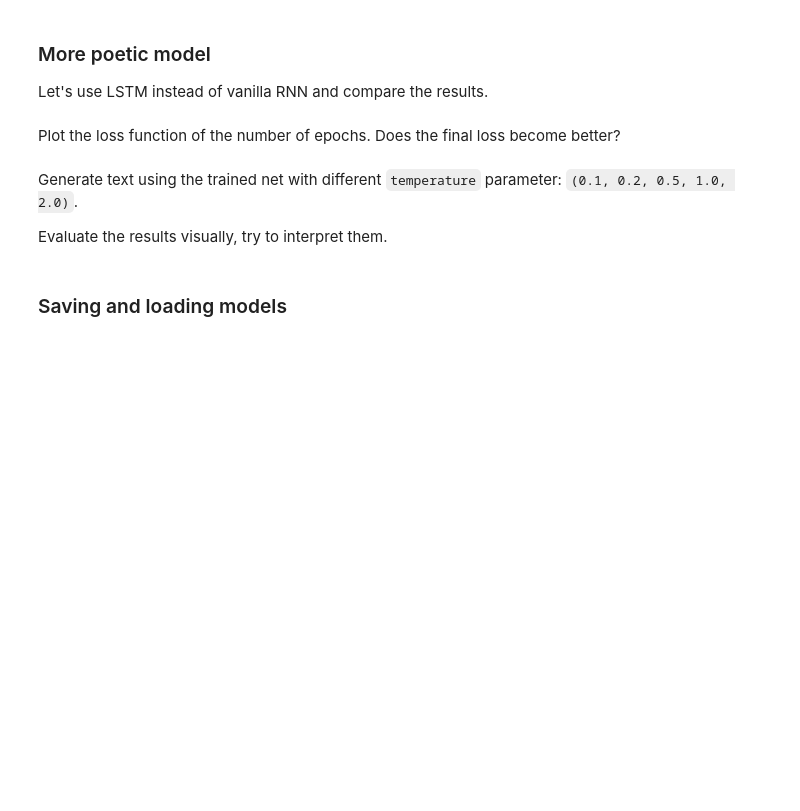
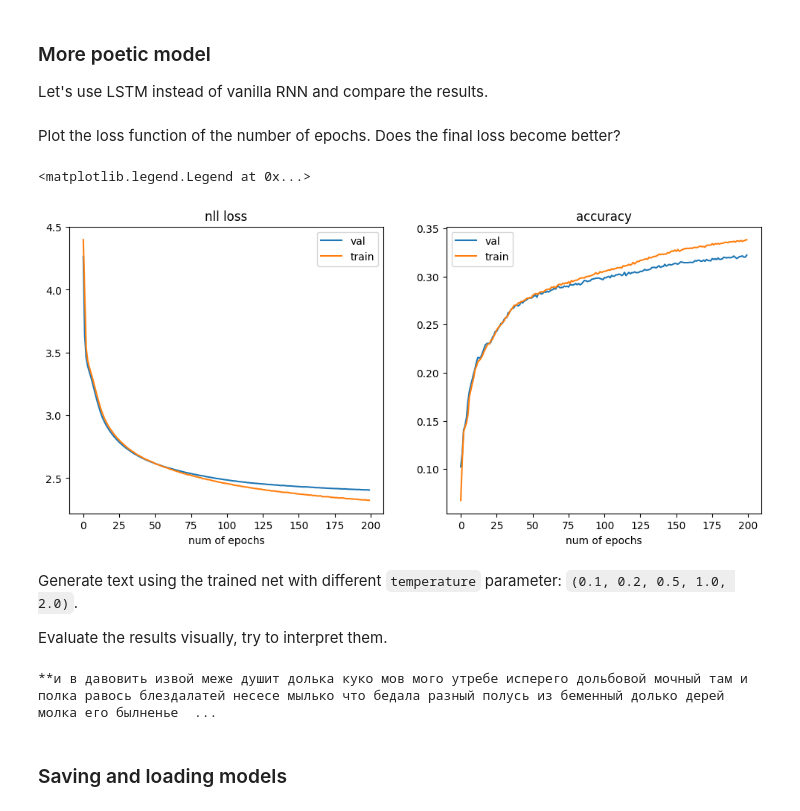
Before and after one commit to bazarovta/giraffe_ml, a Jupyter notebook: lab03_poetry_generation.ipynb, the cells around one changed output. Drawn from its saved outputs; the diff is of its cells as text; code cells hidden in the pictures; blank space fills up the shorter version.

```diff
--- a/lab03_poetry_generation.ipynb
+++ b/lab03_poetry_generation.ipynb
@@ -389,0 +552,28 @@ Plot the loss function of the number of epochs. Does the final loss become bette
+# %%
+class lstm_cell (nn.Module):
+    def __init__(self, vocab_size, emb_size, hidden_state_size=32):
+        super().__init__()
+        self.emb = nn.Embedding(vocab_size, emb_size)
+        self.h0 = nn.Embedding(1, hidden_state_size)
+        self.c0 = nn.Embedding(1, hidden_state_size)
+        self.lstm_cell = nn.LSTMCell(emb_size, hidden_state_size)
+        self.clf_head = nn.Linear(hidden_state_size, vocab_size)
+
+    def forward(self, x, prev_hs):
+        if prev_hs == None:
+            h1 = self.h0(torch.zeros((x.shape[0], 1), dtype=torch.int64)).view((x.shape[0], -1))
+            h2 = self.c0(torch.zeros((x.shape[0], 1), dtype=torch.int64)).view((x.shape[0], -1))
+            prev_hs = (h1, h2)
+        x_emb = self.emb(x).view((x.shape[0], -1))
+        hs = self.lstm_cell(x_emb, prev_hs)
+        logits = self.clf_head(hs[0])
+        return hs, logits
+# %%
+lstm = lstm_cell(vocab_size, emb_size, hidden_state_size=32)
+criterion = nn.NLLLoss()
+opt = torch.optim.Adam(lstm.parameters())
+
+train_loss=[]
+train_acc=[]
+val_loss=[]
+val_acc=[]
@@ -390,3 +638,22 @@ Plot the loss function of the number of epochs. Does the final loss become bette
+# %%
+plt.figure(figsize=(12, 5))
+
+plt.subplot(1, 2, 1)
+plt.plot(val_loss, label="val")
+plt.plot(train_loss, label="train")
+plt.title("nll loss")
+plt.xlabel("num of epochs")
+plt.legend()
+
+plt.subplot(1, 2, 2)
+plt.plot(val_acc, label="val")
+plt.plot(train_acc, label="train")
+plt.title("accuracy")
+plt.xlabel("num of epochs")
+plt.legend()
+# %% [output]
+<matplotlib.legend.Legend at 0x...>
+[figure, added]
 # %% [markdown]
 Generate text using the trained net with different `temperature` parameter: `(0.1, 0.2, 0.5, 1.0, 2.0)`.
 
@@ -396,3 +674,7 @@ Evaluate the results visually, try to interpret them.
+# %%
+print(decode(text))
+# %% [output]
+**и в давовить извой меже душит долька куко мов мого утребе исперего дольбовой мочный там и полка равось блездалатей несесе мылько что бедала разный полусь из беменный долько дерей молка его былненье  ...
 # %% [markdown]
 ### Saving and loading models
 # %% [markdown]
```
Also changed, not shown: parts of 49 cells of this notebook.
